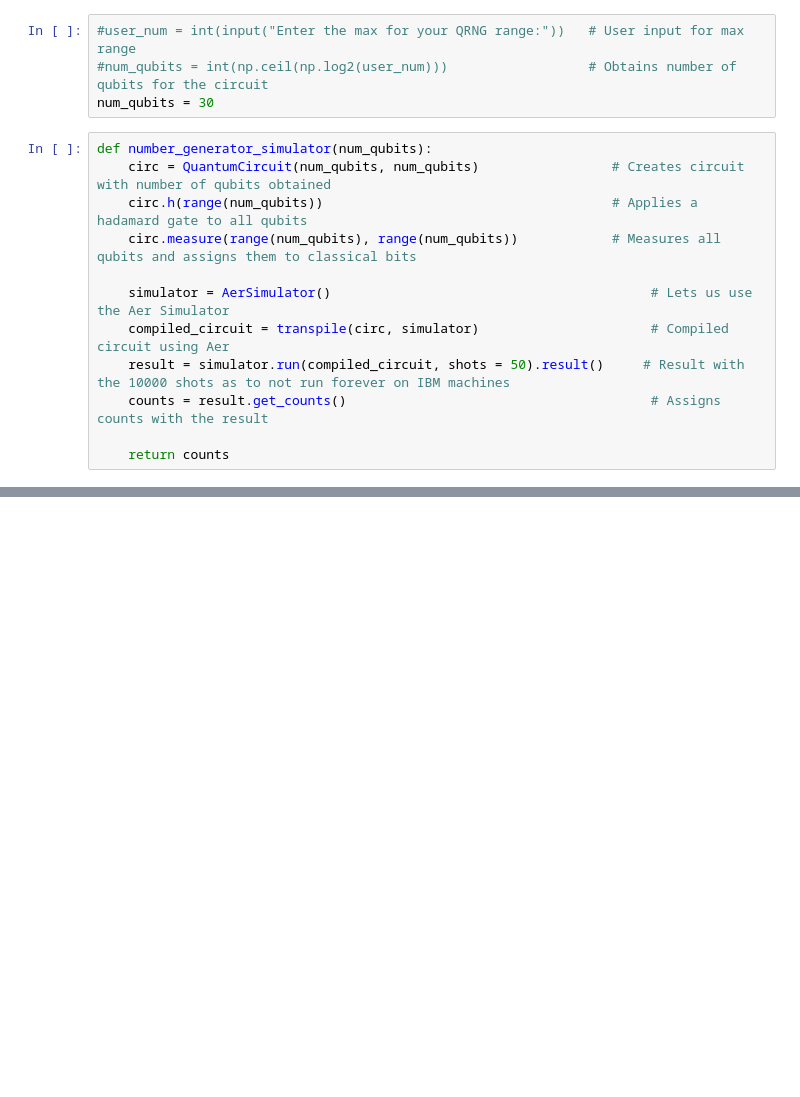
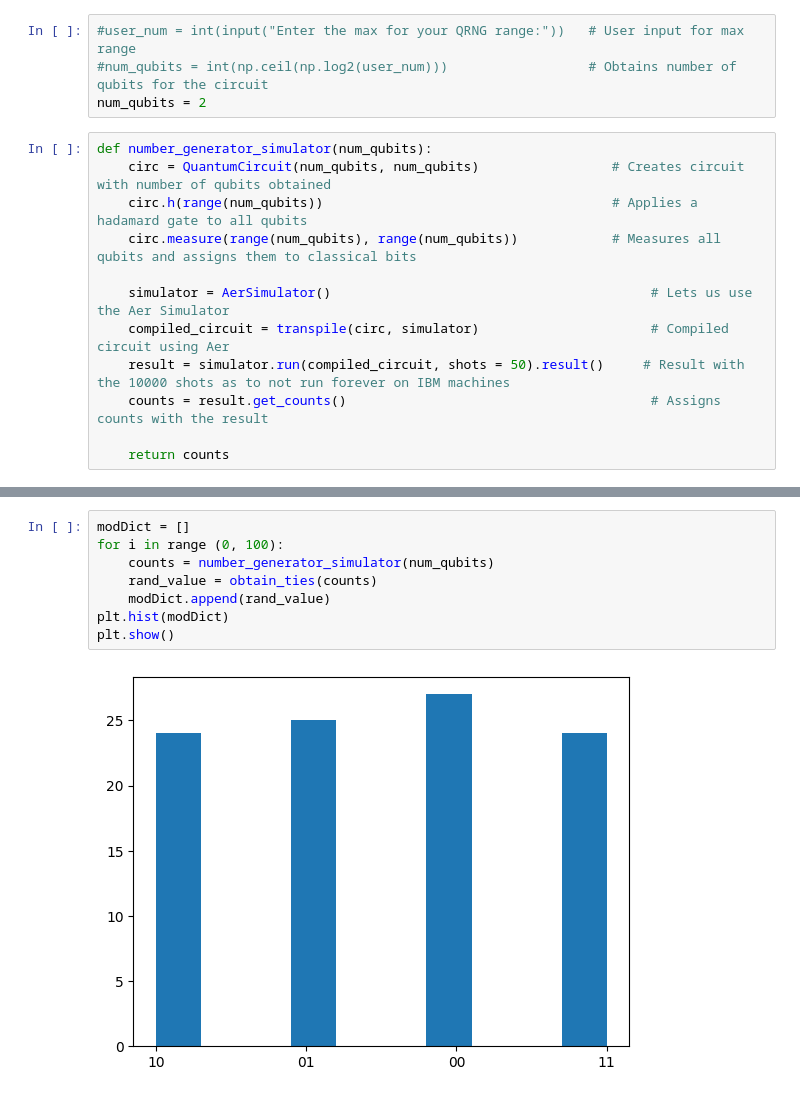
Before and after one commit to Valmohaugen/SC-Quantathon-2024, a Jupyter notebook: playground.ipynb, the cells around one changed output, grey strips where cells are left out. Saved outputs shown, nothing was run; the diff lists cells and outputs as text; blank space fills up the shorter version.

```diff
--- a/playground.ipynb
+++ b/playground.ipynb
@@ -28,7 +29,7 @@ from collections import defaultdict
 # %%
 #user_num = int(input("Enter the max for your QRNG range:"))   # User input for max range
 #num_qubits = int(np.ceil(np.log2(user_num)))                  # Obtains number of qubits for the circuit
-num_qubits = 30
+num_qubits = 2
 # %%
 def number_generator_simulator(num_qubits):
     circ = QuantumCircuit(num_qubits, num_qubits)                 # Creates circuit with number of qubits obtained
@@ -131,0 +199,10 @@ Final random qubit state: 001110001111011110010000101101
+# %%
+modDict = []
+for i in range (0, 100):
+    counts = number_generator_simulator(num_qubits)
+    rand_value = obtain_ties(counts)
+    modDict.append(rand_value)
+plt.hist(modDict)
+plt.show()
+# %% [output]
+[figure, added]
```
Also changed, not shown: parts of 8 cells of this notebook.
